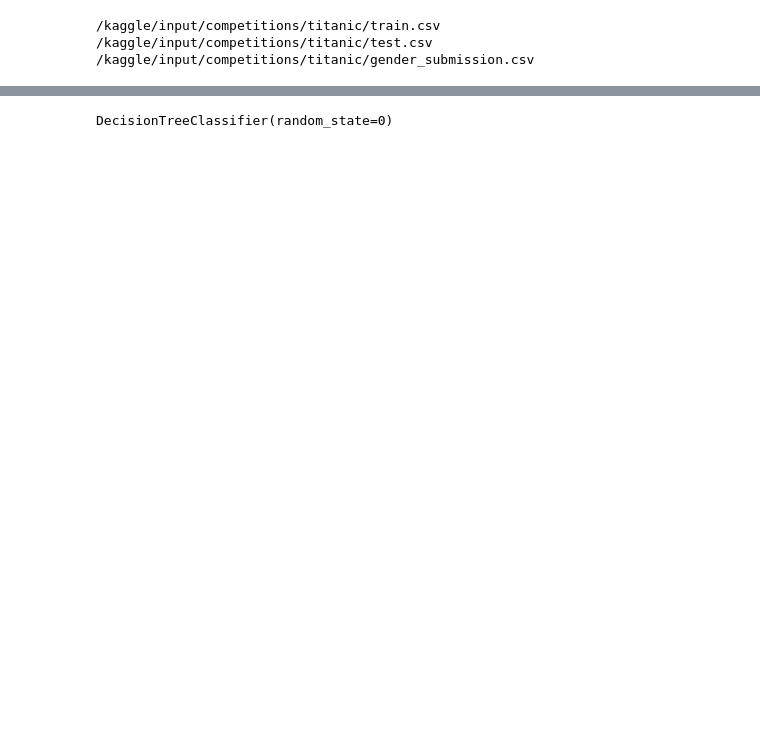
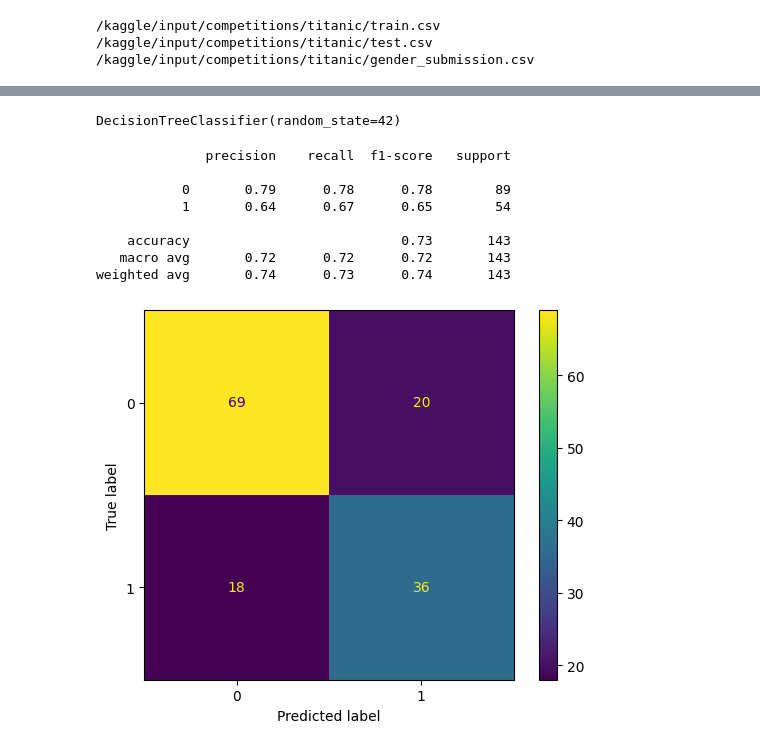
Before and after one commit to ProgrammingDesire/Kaggle-Competitions-Solution, a Jupyter notebook: Titanic Comp/titanic-machine-learning.ipynb, the cells around one changed output, grey strips where cells are left out. Saved outputs shown, nothing was run; the diff lists cells and outputs as text; code cells hidden in the pictures; blank space fills up the shorter version.

```diff
--- a/Titanic Comp/titanic-machine-learning.ipynb
+++ b/Titanic Comp/titanic-machine-learning.ipynb
@@ -40,0 +62,21 @@ from sklearn.tree import DecisionTreeClassifier
+# %%
+# For Train DataSet
+train_y = train.Survived
+train_x = train.drop(["PassengerId","Survived","Name","Ticket","Cabin"],axis = 1)
+
+train_x.Sex = train_x.Sex.map({"male": 1, "female": 0})
+train_x.Pclass = train_x.Pclass.map({3:"Lower_Class", 2:"Middle_Class", 1:"Upper_Class"})
+
+ohe_encoder = OneHotEncoder(
+    handle_unknown="ignore",
+    sparse_output=False
+).fit(train_x[["Pclass", "Embarked"]])
+
+set_config(transform_output="pandas")
+
+train_encoded = ohe_encoder.transform(train_x[["Pclass", "Embarked"]])
+train_x = train_x.join(train_encoded[['Pclass_Lower_Class', 'Pclass_Upper_Class',
+       'Embarked_C', 'Embarked_Q']])
+
+train_x.Pclass = train_x.Pclass.map({"Lower_Class":0, "Middle_Class":1, "Upper_Class":2})
+train_x.drop(["Embarked"],axis=1,inplace=True)
@@ -40,0 +89,28 @@ from sklearn.tree import DecisionTreeClassifier
+# %%
+train_x.dropna(inplace=True)
+train_y = train_y.loc[train_x.index]
+# %%
+X_train, X_test, y_train, y_test = train_test_split(train_x, train_y, test_size=0.2, random_state = 42)
+
+decisiontree = DecisionTreeClassifier(random_state = 42)
+decisiontree.fit(X_train,y_train)
+# %% [output]
+DecisionTreeClassifier(random_state=42)
+# %%
+prediction = decisiontree.predict(X_test)
+print(classification_report(prediction,y_test))
+cm = confusion_matrix(prediction,y_test)
+confusion_matrix_plot = ConfusionMatrixDisplay(confusion_matrix=cm,
+                      display_labels=decisiontree.classes_ )
+confusion_matrix_plot.plot()
+plt.show()
+# %% [output]
+              precision    recall  f1-score   support
+
+           0       0.79      0.78      0.78        89
+           1       0.64      0.67      0.65        54
+
+    accuracy                           0.73       143
+   macro avg       0.72      0.72      0.72       143
+weighted avg       0.74      0.73      0.74       143
+[figure, added]
@@ -41,5 +128,3 @@ from sklearn.tree import DecisionTreeClassifier
 # %%
-decisiontree = DecisionTreeClassifier(random_state = 0)
-decisiontree.fit(train_x, train_y)
+decisiontree.fit(train_x,train_y)
+prediction = decisiontree.predict(test_x)
-# %% [output]
-DecisionTreeClassifier(random_state=0)
```
Also changed, not shown: parts of 10 cells of this notebook.
